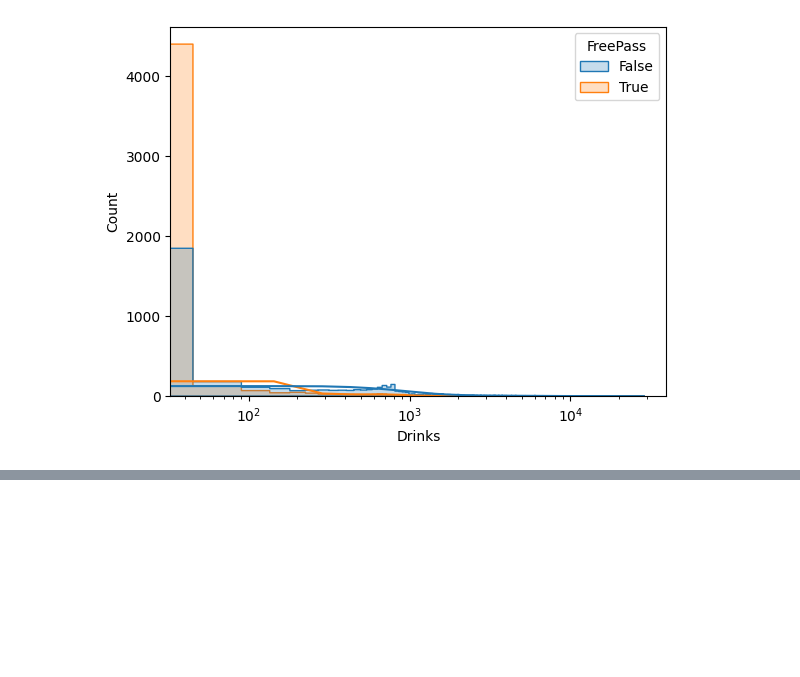
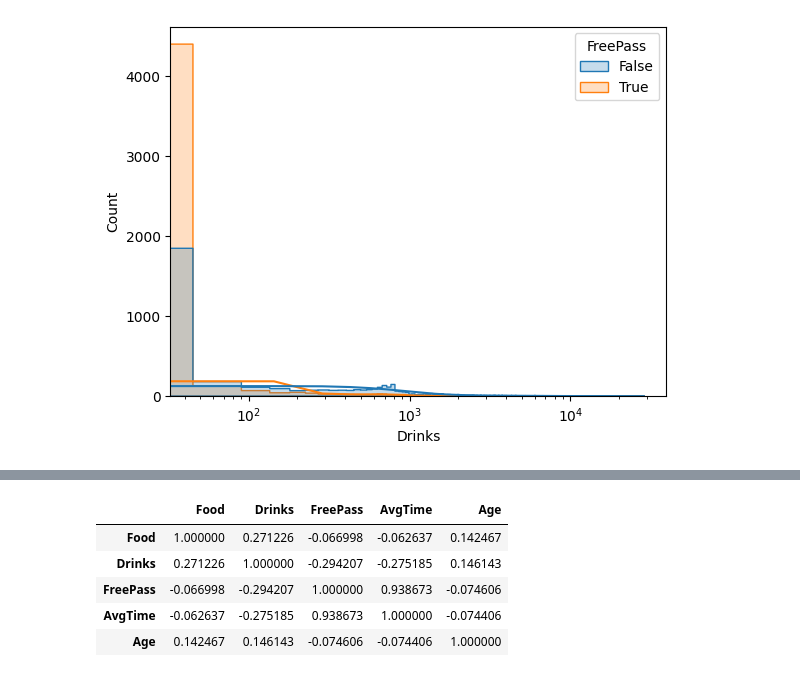
Before and after one commit to peter-clark/intro-to-ml, a Jupyter notebook: exploration.ipynb, the cells around one changed output, grey strips where cells are left out. Saved outputs shown, nothing was run; the diff lists cells and outputs as text; code cells hidden in the pictures; blank space fills up the shorter version.

```diff
--- a/exploration.ipynb
+++ b/exploration.ipynb
@@ -71,0 +103,9 @@ drink_pass.set_xscale('log')
+# %%
+corr_matrix
+# %% [output]
+|  | Food | Drinks | FreePass | AvgTime | Age |
+| Food | 1.000000 | 0.271226 | -0.066998 | -0.062637 | 0.142467 |
+| Drinks | 0.271226 | 1.000000 | -0.294207 | -0.275185 | 0.146143 |
+| FreePass | -0.066998 | -0.294207 | 1.000000 | 0.938673 | -0.074606 |
+| AvgTime | -0.062637 | -0.275185 | 0.938673 | 1.000000 | -0.074406 |
+| Age | 0.142467 | 0.146143 | -0.074606 | -0.074406 | 1.000000 |
```
Also changed, not shown: parts of 11 cells of this notebook.
